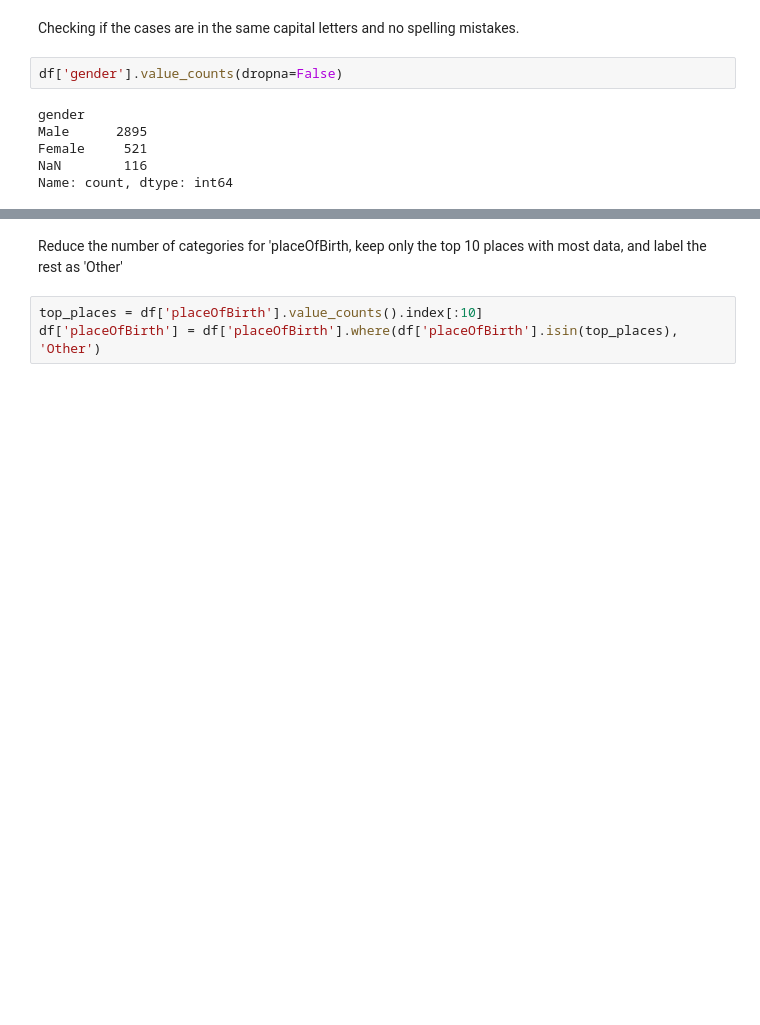
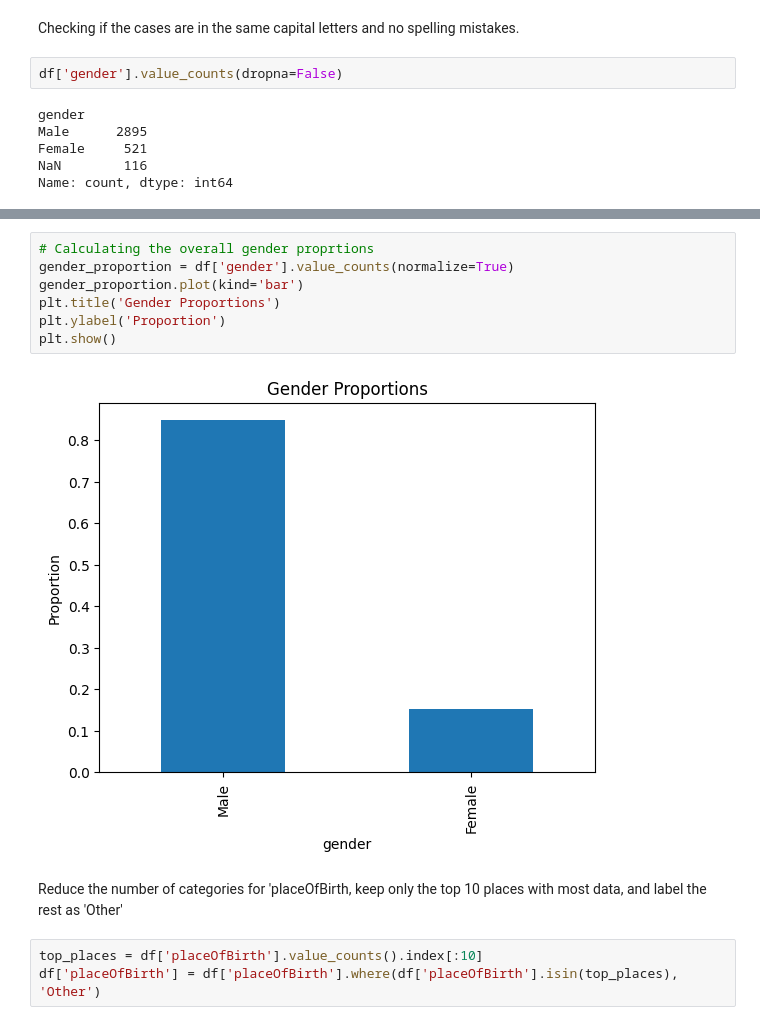
Before and after one commit to jennylzx/SSI-mentorship, a Jupyter notebook: notebooks/Tate_Artists.ipynb, the cells around one changed output, grey strips where cells are left out. Drawn from its saved outputs; the diff is of its cells as text; blank space fills up the shorter version.

```diff
--- a/notebooks/Tate_Artists.ipynb
+++ b/notebooks/Tate_Artists.ipynb
@@ -128,3 +131,12 @@ Name: count, dtype: int64
+# %%
+# Calculating the overall gender proprtions
+gender_proportion = df['gender'].value_counts(normalize=True)
+gender_proportion.plot(kind='bar')
+plt.title('Gender Proportions')
+plt.ylabel('Proportion')
+plt.show()
+# %% [output]
+[figure, added]
 # %% [markdown]
 Reduce the number of categories for 'placeOfBirth, keep only the top 10 places with most data, and label the rest as 'Other'
 # %%
```
Also changed, not shown: parts of 6 cells of this notebook, 2 other files.
